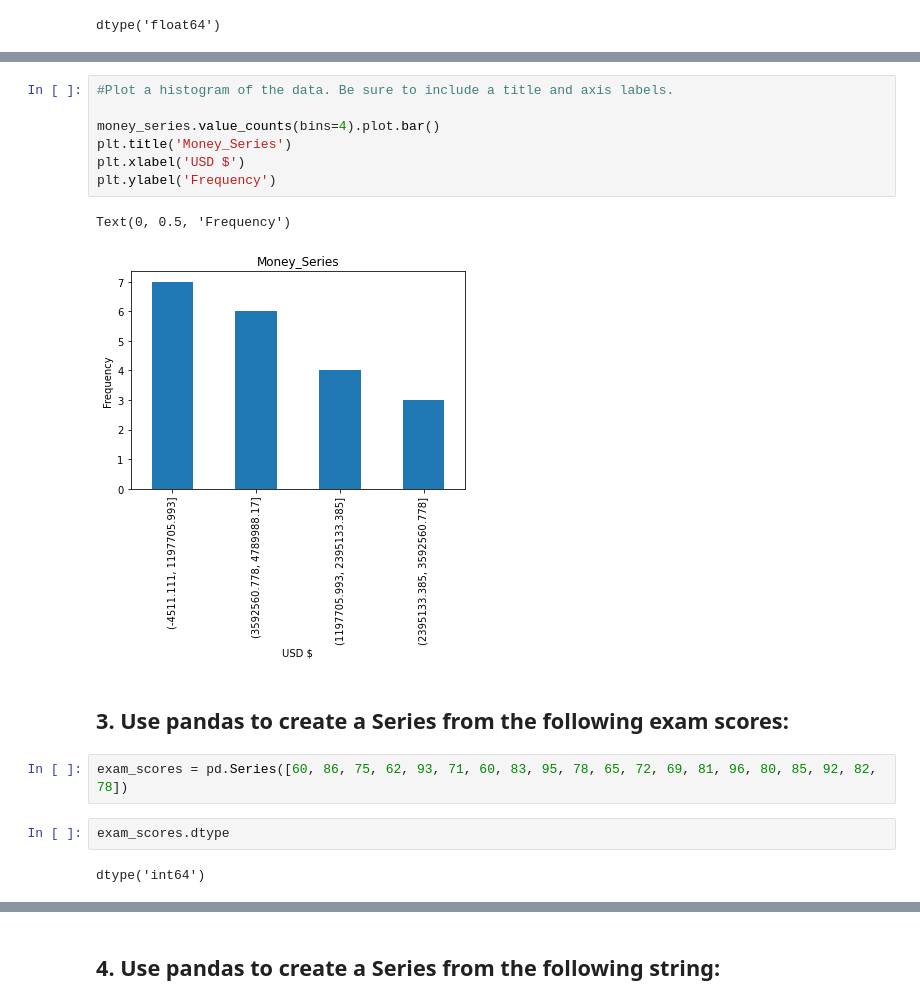
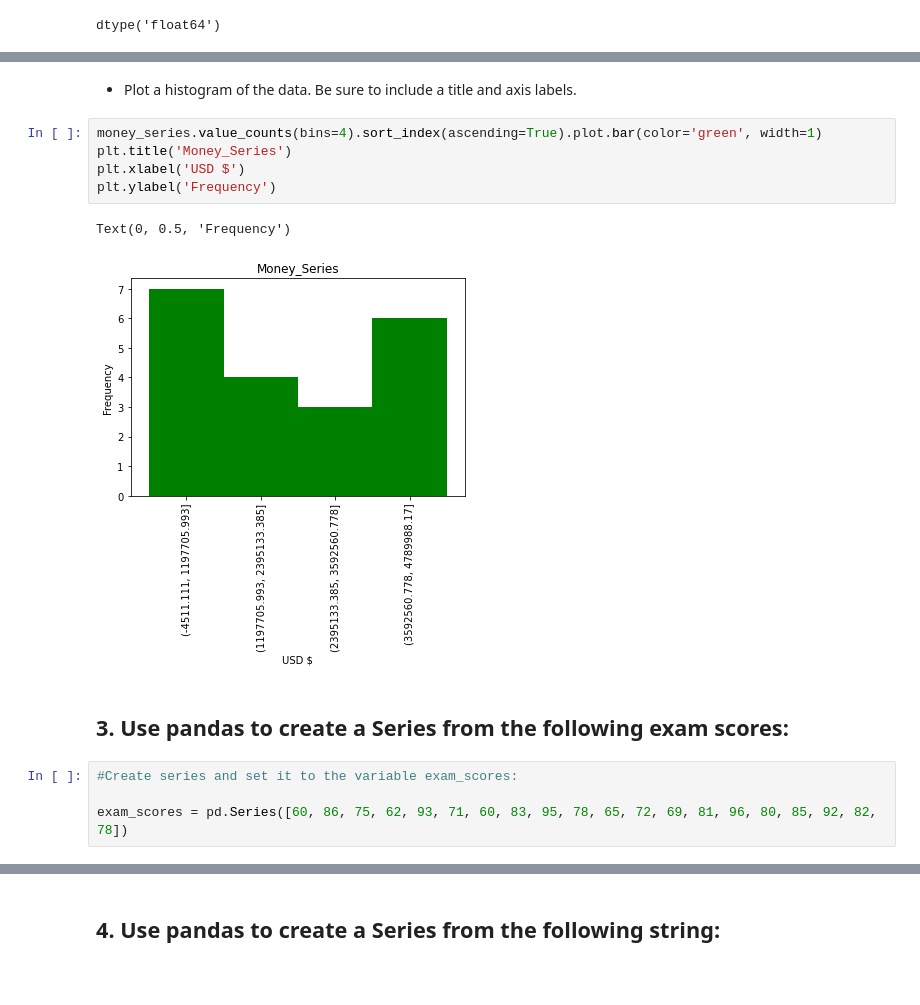
Before and after one commit to justin-m-sullivan/numpy-pandas-visualization-exercises, a Jupyter notebook: pandas_series.ipynb, the cells around one changed output, grey strips where cells are left out. Drawn from its saved outputs; the diff is of its cells as text; blank space fills up the shorter version.

```diff
--- a/pandas_series.ipynb
+++ b/pandas_series.ipynb
@@ -285,18 +369,16 @@ dtype: int64
+# %% [markdown]
+- Plot a histogram of the data. Be sure to include a title and axis labels.
 # %%
-#Plot a histogram of the data. Be sure to include a title and axis labels.
-
-money_series.value_counts(bins=4).plot.bar()
+money_series.value_counts(bins=4).sort_index(ascending=True).plot.bar(color='green', width=1)
 plt.title('Money_Series')
 plt.xlabel('USD $')
 plt.ylabel('Frequency')
 # %% [output]
 Text(0, 0.5, 'Frequency')
-[figure, old version]
+[figure, new version]
 # %% [markdown]
 ## 3. Use pandas to create a Series from the following exam scores:
 # %%
+#Create series and set it to the variable exam_scores:
+
 exam_scores = pd.Series([60, 86, 75, 62, 93, 71, 60, 83, 95, 78, 65, 72, 69, 81, 96, 80, 85, 92, 82, 78])
-# %%
-exam_scores.dtype
-# %% [output]
-dtype('int64')
```
Also changed, not shown: parts of 111 cells of this notebook.
